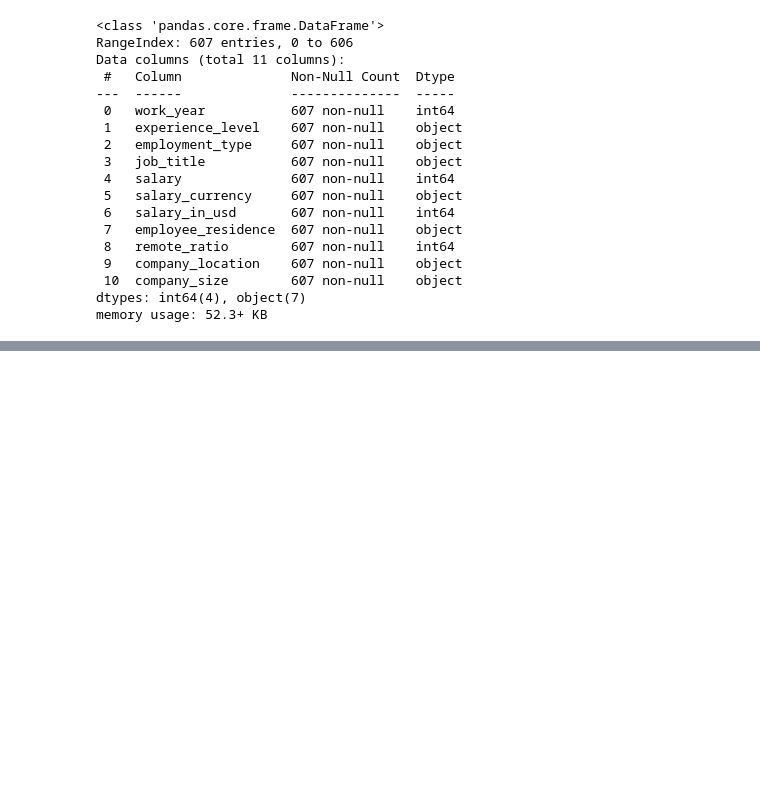
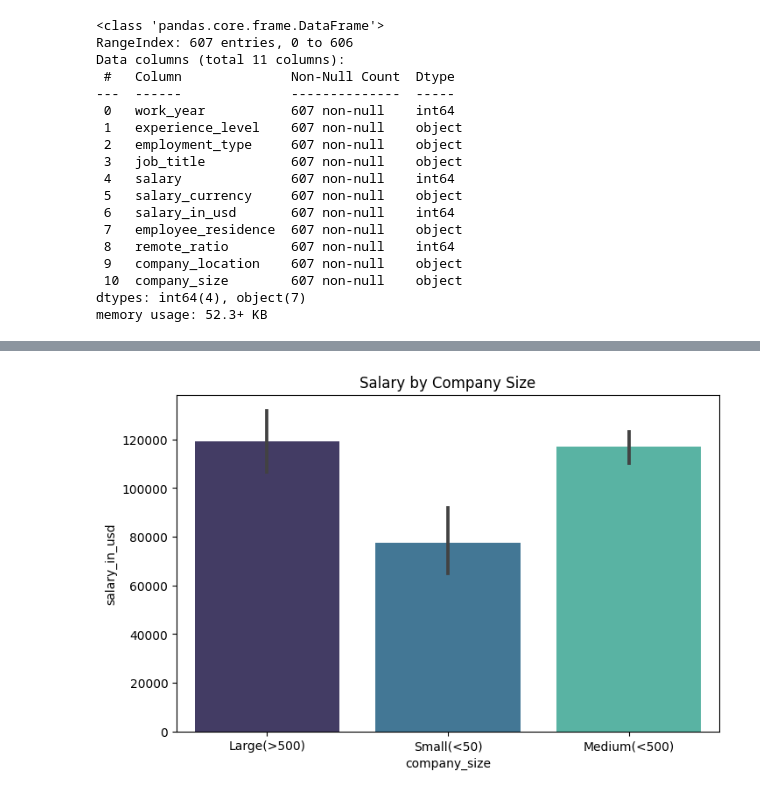
Before and after one commit to kayodeolusanya/Data-Scientist-Salaries-Python-, a Jupyter notebook: Data_Scientist.ipynb, the cells around one changed output, grey strips where cells are left out. Cells and saved outputs as stored; diff of their text form; code cells hidden in the pictures; blank space fills up the shorter version.

```diff
--- a/Data_Scientist.ipynb
+++ b/Data_Scientist.ipynb
@@ -320,0 +323,8 @@ array(['Large(>500)', 'Small(<50)', 'Medium(<500)'], dtype=object)
+# %%
+# To plot graph for Salary by Company Size
+plt.figure(figsize = (8,5))
+sns.barplot( x = "company_size",y = "salary_in_usd", data = df, palette='mako')
+plt.title('Salary by Company Size')
+plt.show()
+# %% [output]
+[figure, added]
```
Also changed, not shown: parts of 53 cells of this notebook.
